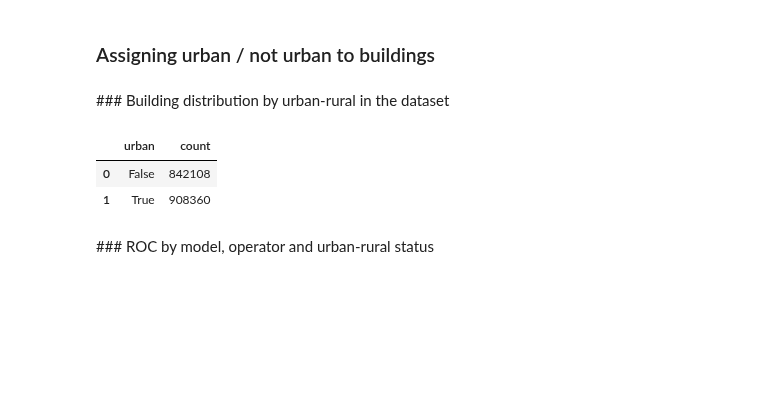
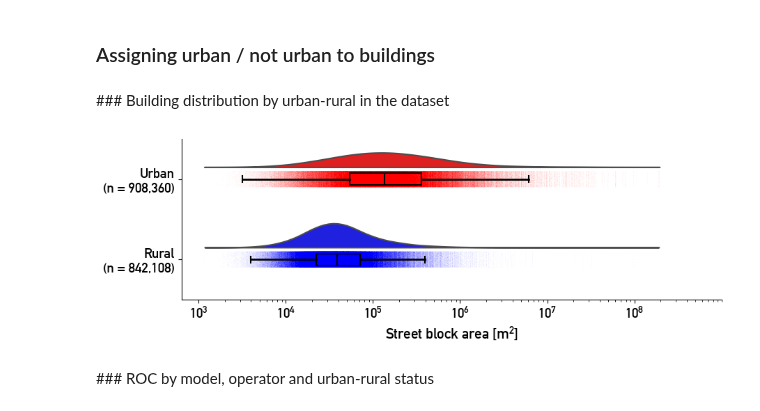
Before and after one commit to jorissenn/genops, a Jupyter notebook: 52_experiments_urban_rural.ipynb, the cells around one changed output. Cells and saved outputs as stored; diff of their text form; code cells hidden in the pictures; blank space fills up the shorter version.

Commit message:
visualized block size vs urban-rural

```diff
--- a/52_experiments_urban_rural.ipynb
+++ b/52_experiments_urban_rural.ipynb
@@ -88,15 +92,3 @@ with engine.connect() as con:
                         WHERE buildings_selection_prediction.source_uuid = tmp.source_uuid;''')
 # %% [markdown]
 ### Building distribution by urban-rural in the dataset
-# %%
-# counting number of occurrences by urban-rural
-query = '''SELECT urban, COUNT(*) FROM buildings_dkm25_to_dkm50_genops GROUP BY urban;'''
-
-# getting the result as a DataFrame
-urban_rural = pd.read_sql(query, engine)
-
-urban_rural
-# %% [output]
-|  | urban | count |
-| 0 | False | 842108 |
-| 1 | True | 908360 |
@@ -103,3 +109,58 @@ urban_rural
+# %%
+# calculate street block area
+street_blocks = street_blocks.assign(block_area = street_blocks.area)
+
+# join street block area information to buildings
+buildings = buildings.merge(street_blocks[["block_id", "block_area"]], on="block_id")
+# calculating logarithm of block area
+buildings = buildings.assign(block_area_log = np.log10(buildings["block_area"]))
+
+# assign explicit urban-rural status
+buildings = buildings.assign(urban_rural = buildings["urban"].apply(lambda x: "urban" if x else "rural"))
+# %%
+# defining color pallete urban = red, rural = blue
+pal = [(1, 0, 0), (0, 0 ,1)]
+dx = "block_area_log"
+dy = "urban_rural"
+orientation = "h"
+
+# counting number of occurrences by urban-rural
+query = '''SELECT urban, COUNT(*) FROM buildings_dkm25_to_dkm50_genops GROUP BY urban;'''
+
+# getting the result as a DataFrame
+urban_rural = pd.read_sql(query, engine)
+n_urban = urban_rural[urban_rural["urban"]]["count"].item()
+n_rural = urban_rural[~urban_rural["urban"]]["count"].item()
+
+# generate raincloud plot
+fig, ax = plt.subplots(figsize=(10, 3))
+ax = pt.half_violinplot(x=dx, y=dy, data=buildings, palette=pal, bw=.2, cut=0.,
+                        scale="area", width=.6, inner=None, orient=orientation)
+ax = sns.stripplot(x=dx, y=dy, data=buildings, palette=pal, edgecolor="white",
+                   size=0.1, jitter=1, zorder=0, orient=orientation)
+ax = sns.boxplot(x=dx, y=dy, data=buildings, color="black", width=.15, zorder=10, showcaps=True,
+                 boxprops={"facecolor":'none', "zorder":10}, showfliers=False, whiskerprops={"linewidth":2, "zorder":10},
+                 saturation=1, orient=orientation)
+
+# customize the axes
+xmin, xmax = ax.get_xlim()
+tick_range = np.arange(np.ceil(xmin), np.ceil(xmax))
+ax.xaxis.set_ticks(tick_range)
+ax.xaxis.set_ticks([np.log10(x) for p in tick_range for x in np.linspace(10 ** p, 10 ** (p + 1), 10)], minor=True)
+def format_func(value, tick_number): return r"$\mathregular{10^{%d}}$" % value
+ax.xaxis.set_major_formatter(FuncFormatter(format_func))
+ax.set_xlabel("Street block area [$\mathregular{m^2}$]", fontsize=15)
+ax.set_ylabel("")
+ax.spines["top"].set_visible(False)
+ax.spines["right"].set_visible(False)
+ax.tick_params(axis="both", which="major", labelsize=14)
+ax.set_yticklabels([f"Urban\n(n = {n_urban:,})", f"Rural\n(n = {n_rural:,})"])
+
+plt.show()
+
+fig.savefig(f"../../Figures/Methodology/block_area_urban_rural.png", bbox_inches="tight")
+# %% [output]
+[figure, added]
 # %% [markdown]
 ### ROC by model, operator and urban-rural status
 # %%
```
Also changed, not shown: parts of 2 cells of this notebook, 2 other files.
